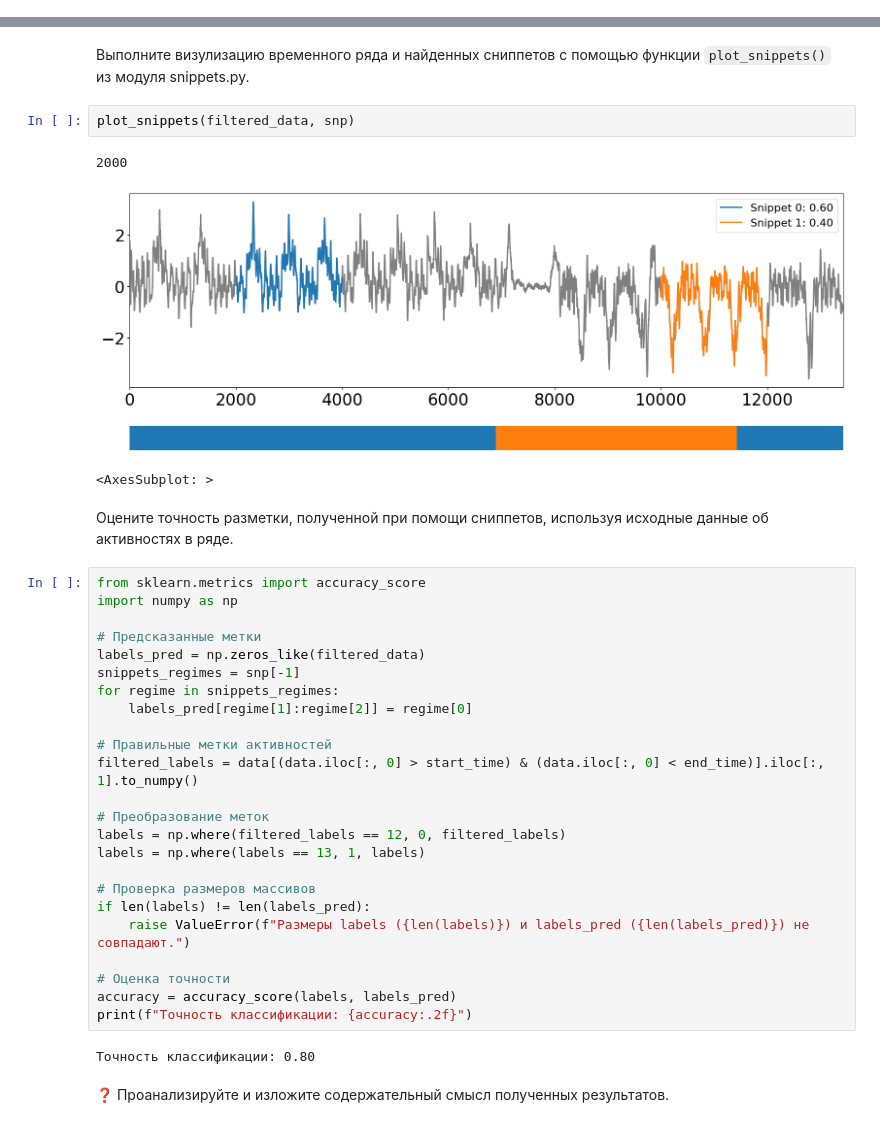
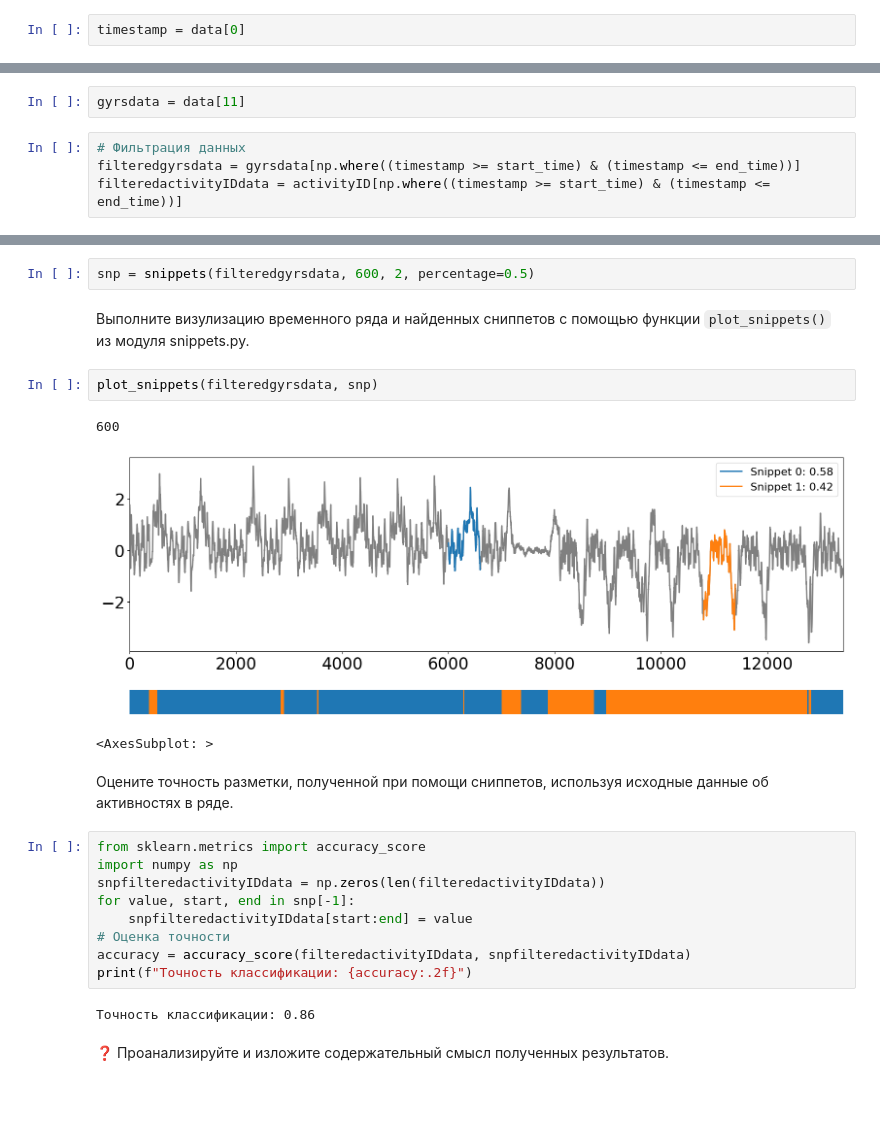
Before and after one commit to wilkak/2024-Gorbunov-TimeSeriesCourse, a Jupyter notebook: practice/05 Snippets/05 Snippets.ipynb, the cells around one changed output, grey strips where cells are left out. Cells and saved outputs as stored; diff of their text form; blank space fills up the shorter version.

```diff
--- a/practice/05 Snippets/05 Snippets.ipynb
+++ b/practice/05 Snippets/05 Snippets.ipynb
@@ -59,0 +55,2 @@ snp = snippets(filtered_data, 2000, 2, s=1000)
+# %%
+timestamp = data[0]
@@ -59,0 +59,6 @@ snp = snippets(filtered_data, 2000, 2, s=1000)
+# %%
+gyrsdata = data[11]
+# %%
+# Фильтрация данных
+filteredgyrsdata = gyrsdata[np.where((timestamp >= start_time) & (timestamp <= end_time))]
+filteredactivityIDdata = activityID[np.where((timestamp >= start_time) & (timestamp <= end_time))]
@@ -60,39 +67,26 @@ snp = snippets(filtered_data, 2000, 2, s=1000)
+# %%
+snp = snippets(filteredgyrsdata, 600, 2, percentage=0.5)
 # %% [markdown]
 Выполните визулизацию временного ряда и найденных сниппетов с помощью функции `plot_snippets()` из модуля snippets.py.
 # %%
-plot_snippets(filtered_data, snp)
+plot_snippets(filteredgyrsdata, snp)
 # %% [output]
-2000
+600
-[figure, old version]
+[figure, new version]
 <AxesSubplot: >
 # %% [markdown]
 Оцените точность разметки, полученной при помощи сниппетов, используя исходные данные об активностях в ряде.
-# %%
-from sklearn.metrics import accuracy_score
-import numpy as np
-
-# Предсказанные метки
-labels_pred = np.zeros_like(filtered_data)
-snippets_regimes = snp[-1]
-for regime in snippets_regimes:
-    labels_pred[regime[1]:regime[2]] = regime[0]
-
-# Правильные метки активностей
-filtered_labels = data[(data.iloc[:, 0] > start_time) & (data.iloc[:, 0] < end_time)].iloc[:, 1].to_numpy()
-
-# Преобразование меток
-labels = np.where(filtered_labels == 12, 0, filtered_labels)
-labels = np.where(labels == 13, 1, labels)
-
-# Проверка размеров массивов
-if len(labels) != len(labels_pred):
-    raise ValueError(f"Размеры labels ({len(labels)}) и labels_pred ({len(labels_pred)}) не совпадают.")
-
-# Оценка точности
-accuracy = accuracy_score(labels, labels_pred)
-print(f"Точность классификации: {accuracy:.2f}")
-# %% [output]
-Точность классификации: 0.80
+# %%
+from sklearn.metrics import accuracy_score
+import numpy as np
+snpfilteredactivityIDdata = np.zeros(len(filteredactivityIDdata))
+for value, start, end in snp[-1]:
+    snpfilteredactivityIDdata[start:end] = value
+# Оценка точности
+accuracy = accuracy_score(filteredactivityIDdata, snpfilteredactivityIDdata)
+print(f"Точность классификации: {accuracy:.2f}")
+# %% [output]
+Точность классификации: 0.86
 # %% [markdown]
 ❓ Проанализируйте и изложите содержательный смысл полученных результатов.
 # %% [markdown]
```
Also changed, not shown: parts of 35 cells of this notebook, 1 other file.
